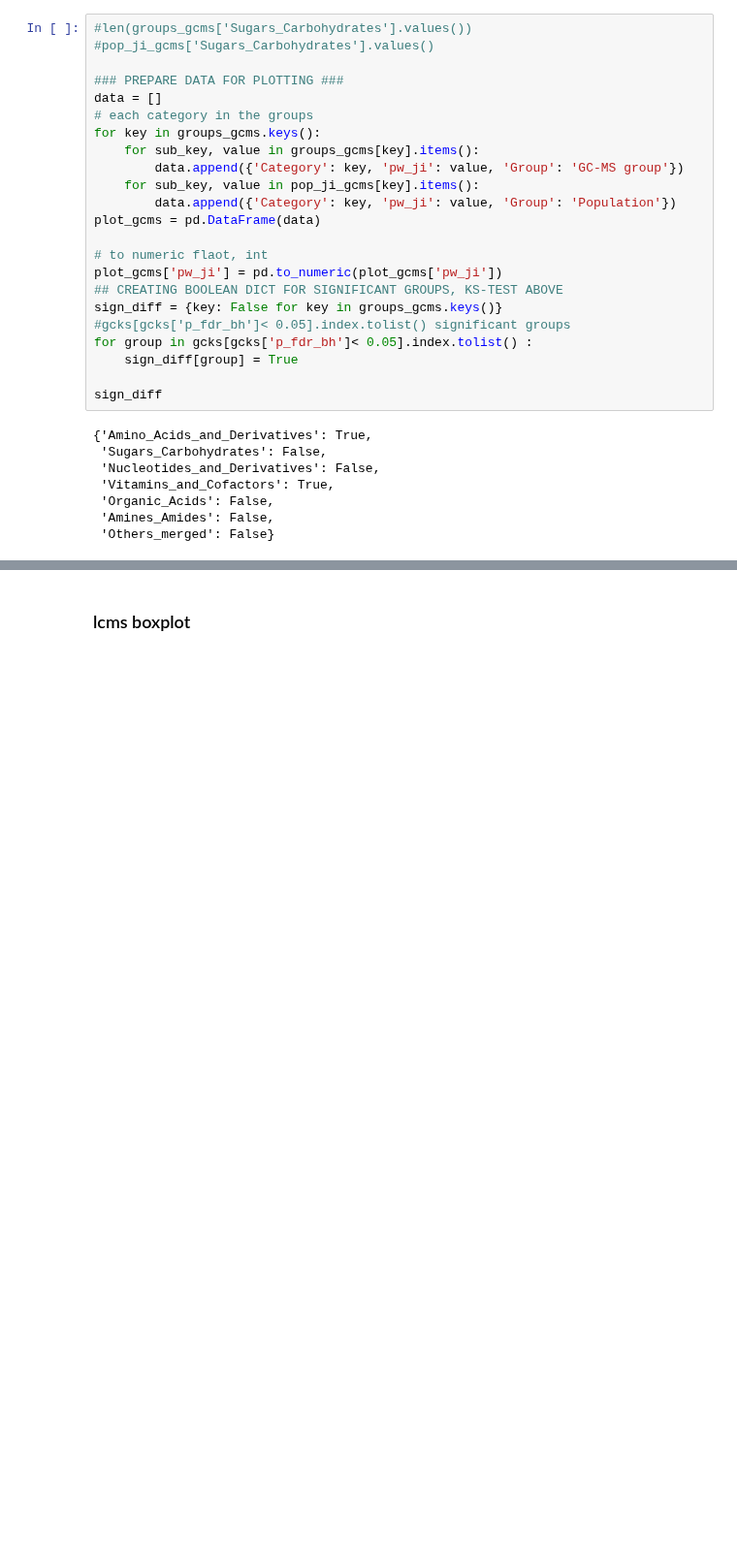
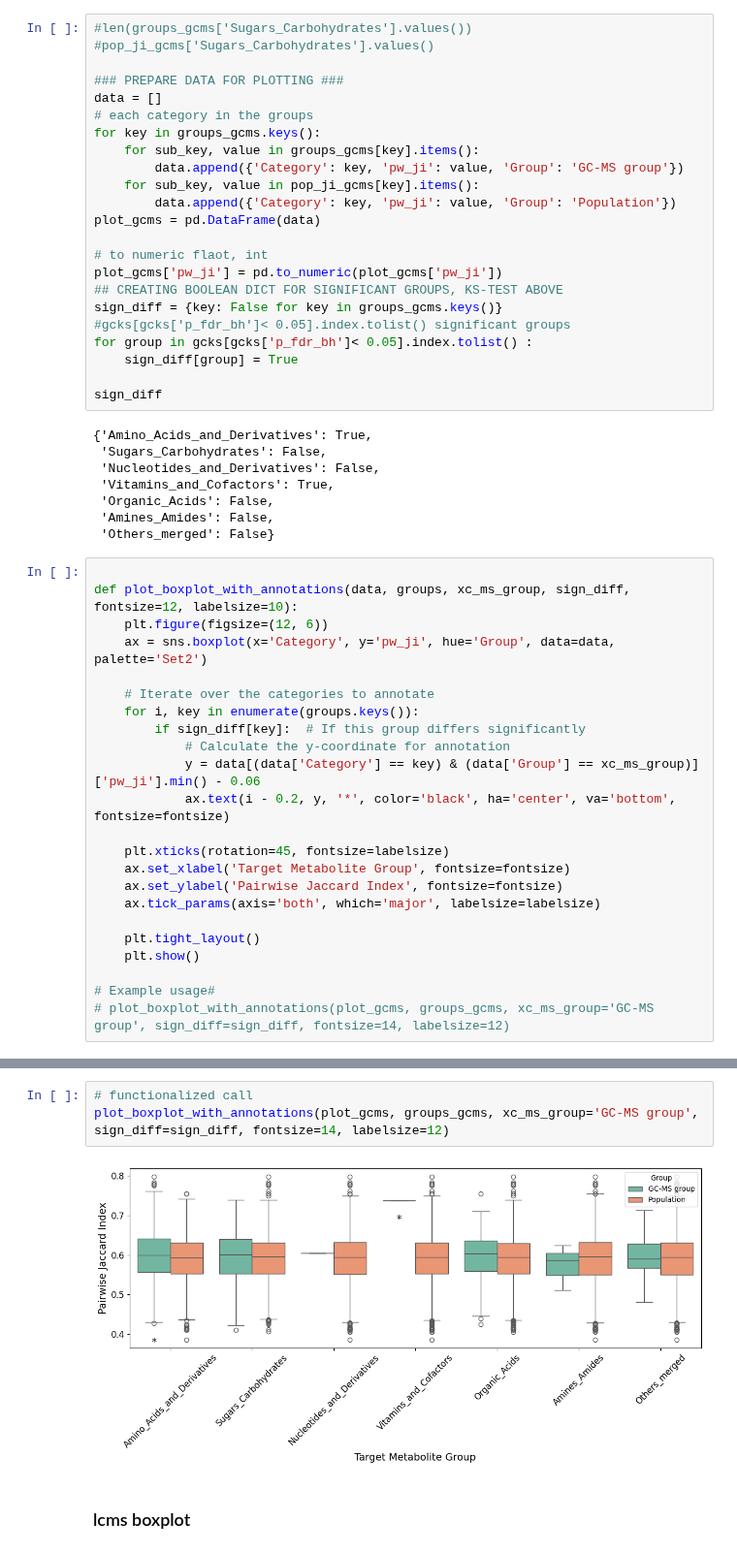
Before and after one commit to Yawkward/x.elegans, a Jupyter notebook: main_figures/pwJI_boxplots.ipynb, the cells around one changed output, grey strips where cells are left out. Shown at 97% size. Cells and saved outputs as stored; diff of their text form; blank space fills up the shorter version.

```diff
--- a/main_figures/pwJI_boxplots.ipynb
+++ b/main_figures/pwJI_boxplots.ipynb
@@ -563,4 +563,27 @@ sign_diff
  'Organic_Acids': False,
  'Amines_Amides': False,
  'Others_merged': False}
+# %%
+
+def plot_boxplot_with_annotations(data, groups, xc_ms_group, sign_diff, fontsize=12, labelsize=10):
+    plt.figure(figsize=(12, 6))
+    ax = sns.boxplot(x='Category', y='pw_ji', hue='Group', data=data, palette='Set2')
+
+    # Iterate over the categories to annotate
+    for i, key in enumerate(groups.keys()):
+        if sign_diff[key]:  # If this group differs significantly
+            # Calculate the y-coordinate for annotation
+            y = data[(data['Category'] == key) & (data['Group'] == xc_ms_group)]['pw_ji'].min() - 0.06
+            ax.text(i - 0.2, y, '*', color='black', ha='center', va='bottom', fontsize=fontsize)
+
+    plt.xticks(rotation=45, fontsize=labelsize)
+    ax.set_xlabel('Target Metabolite Group', fontsize=fontsize)
+    ax.set_ylabel('Pairwise Jaccard Index', fontsize=fontsize)
+    ax.tick_params(axis='both', which='major', labelsize=labelsize)
+
+    plt.tight_layout()
+    plt.show()
+
+# Example usage#
+# plot_boxplot_with_annotations(plot_gcms, groups_gcms, xc_ms_group='GC-MS group', sign_diff=sign_diff, fontsize=14, labelsize=12)
 # %%
@@ -584,6 +607,11 @@ plt.tight_layout()
 plt.show()
 # %% [output]
 [figure]
+# %%
+# functionalized call
+plot_boxplot_with_annotations(plot_gcms, groups_gcms, xc_ms_group='GC-MS group', sign_diff=sign_diff, fontsize=14, labelsize=12)
+# %% [output]
+[figure, added]
 # %% [markdown]
 ### lcms boxplot
 # %%
```
Also changed, not shown: parts of 2 cells of this notebook, 4 other files.
